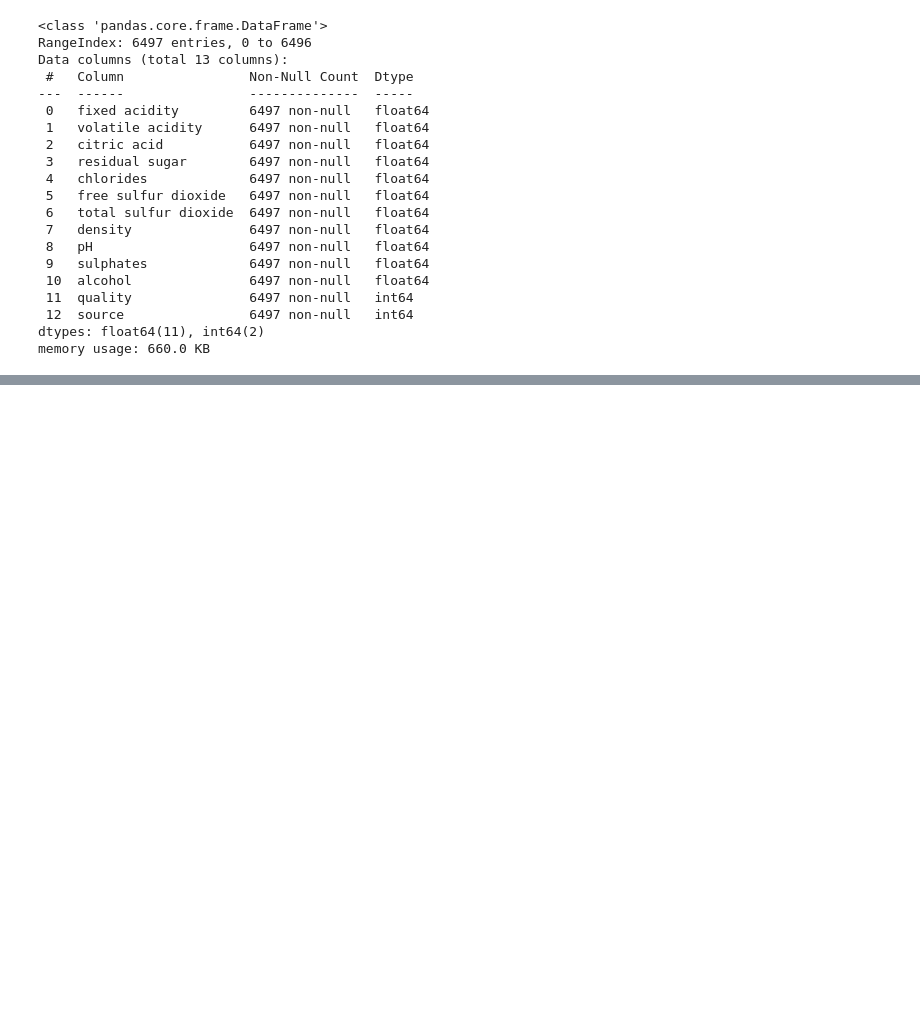
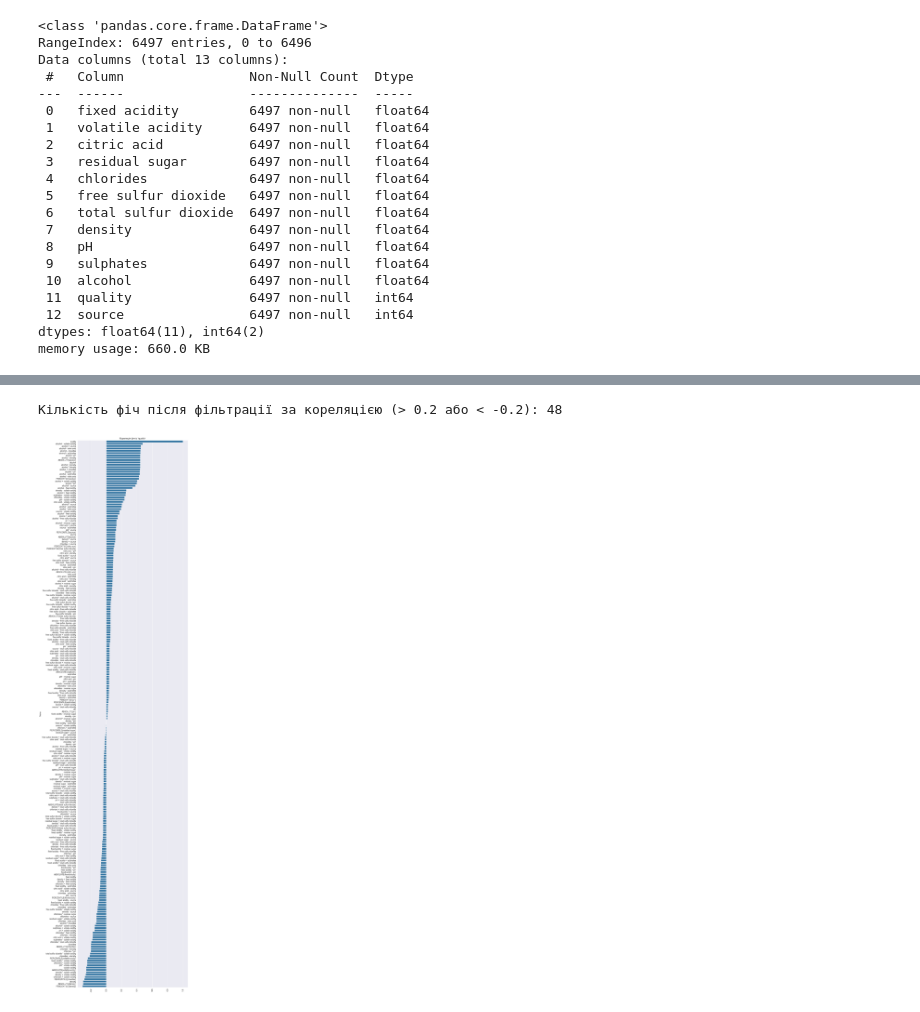
Before and after one commit to AlexKostjuk/DZ_5, a Jupyter notebook: sample.ipynb, the cells around one changed output, grey strips where cells are left out. Saved outputs shown, nothing was run; the diff lists cells and outputs as text; code cells hidden in the pictures; blank space fills up the shorter version.

```diff
--- a/sample.ipynb
+++ b/sample.ipynb
@@ -173,0 +177,9 @@ ValueError: Cannot add a Woodwork DataFrame to EntitySet without a name
+# %%
+# Створюємо EntitySet
+es = ft.EntitySet(id="wine_dataset")
+es = es.add_dataframe(
+    dataframe_name="wines",
+    dataframe=data_combined,
+    # index="unique_id"
+)
+es
@@ -173,0 +192,15 @@ ValueError: Cannot add a Woodwork DataFrame to EntitySet without a name
+# %%
+# Генеруємо фічі
+feature_matrix, feature_defs = ft.dfs(
+    entityset=es,
+    target_dataframe_name="wines",
+    trans_primitives=[
+       # "divide_numeric",   # Замість "divide"
+        "add_numeric",      # Додавання числових колонок
+        "multiply_numeric", # Множення числових колонок
+        "subtract_numeric",  # Новий примітив: віднімання
+        "absolute",          # Новий примітив: абсолютне значення
+        "percentile"
+            ],# Новий примітив: перцентиль    ]
+    max_depth=1
+)
@@ -173,0 +244,10 @@ ValueError: Cannot add a Woodwork DataFrame to EntitySet without a name
+# %%
+quality_features = [col for col in feature_matrix.columns if "quality" in col.lower() and col != "quality"]
+feature_matrix_cleaned = feature_matrix.drop(columns=quality_features)
+# %%
+# Аналіз кореляції з quality на очищеному наборі
+correlation = feature_matrix_cleaned.corr()['quality'].sort_values(ascending=False)
+print("Кореляція з 'quality' (після видалення фіч із 'quality' у назві):")
+# print(correlation.head(100)) # Топ-10 фіч із найбільшою кореляцією
+# print(correlation.tail(10))# Топ-10 фіч із найменшою кореляцією
+correlation
@@ -173,0 +268,17 @@ ValueError: Cannot add a Woodwork DataFrame to EntitySet without a name
+# %%
+# Фільтруємо фічі з кореляцією > 0.2 або < -0.2
+selected_features = correlation[abs(correlation) > 0.2].index.tolist()
+feature_matrix_filtered = feature_matrix_cleaned[selected_features]
+print(f"\nКількість фіч після фільтрації за кореляцією (> 0.2 або < -0.2): {feature_matrix_filtered.shape[1]}")
+# print(f"Вибрані фічі: {selected_features}")
+# %% [output]
+Кількість фіч після фільтрації за кореляцією (> 0.2 або < -0.2): 48
+# %%
+# Візуалізація кореляції
+plt.figure(figsize=(10, 50))
+sns.barplot(y=correlation.index, x=correlation.values)
+plt.xticks(rotation=90)
+plt.title("Кореляція фіч із 'quality'")
+plt.show()
+# %% [output]
+[figure, added]
```
Also changed, not shown: parts of 24 cells of this notebook.
